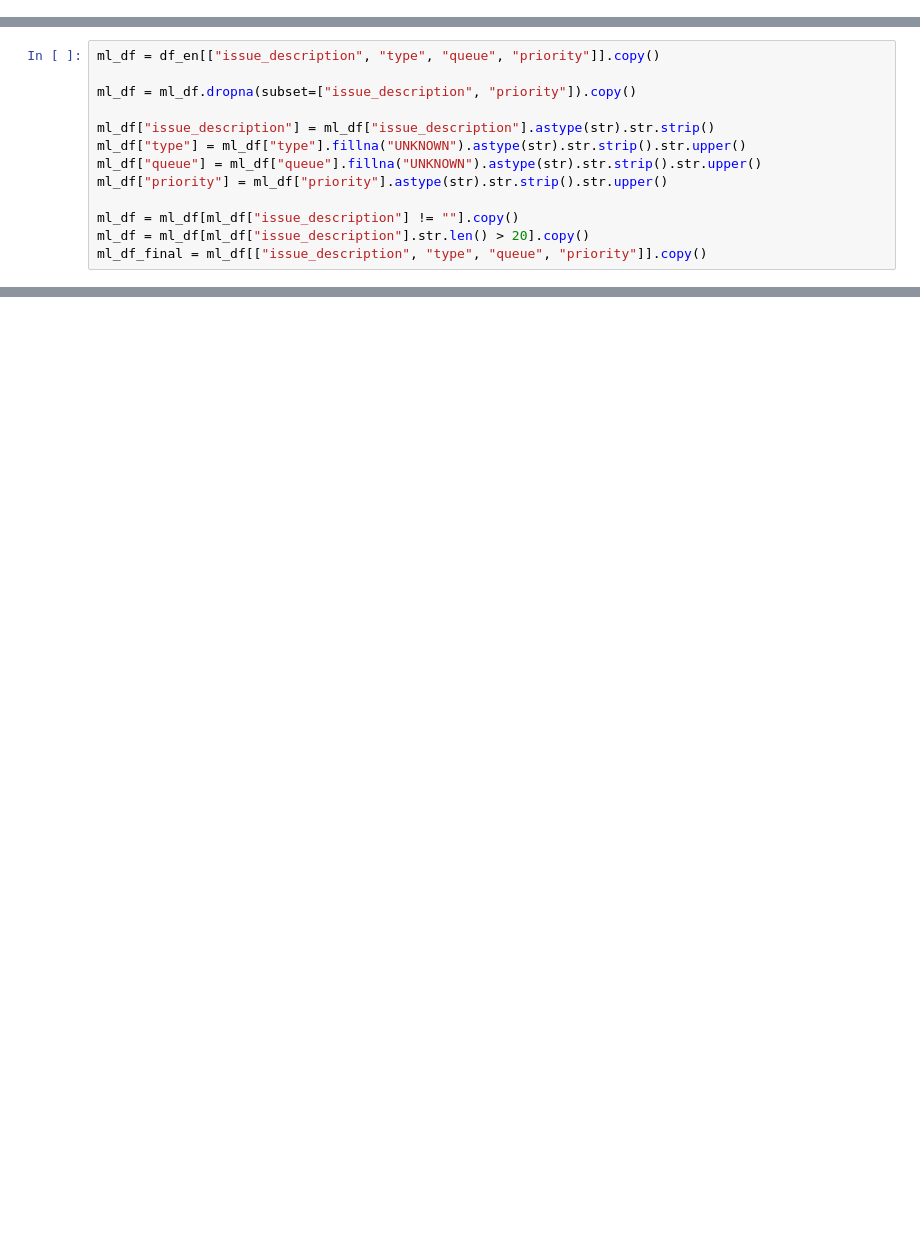
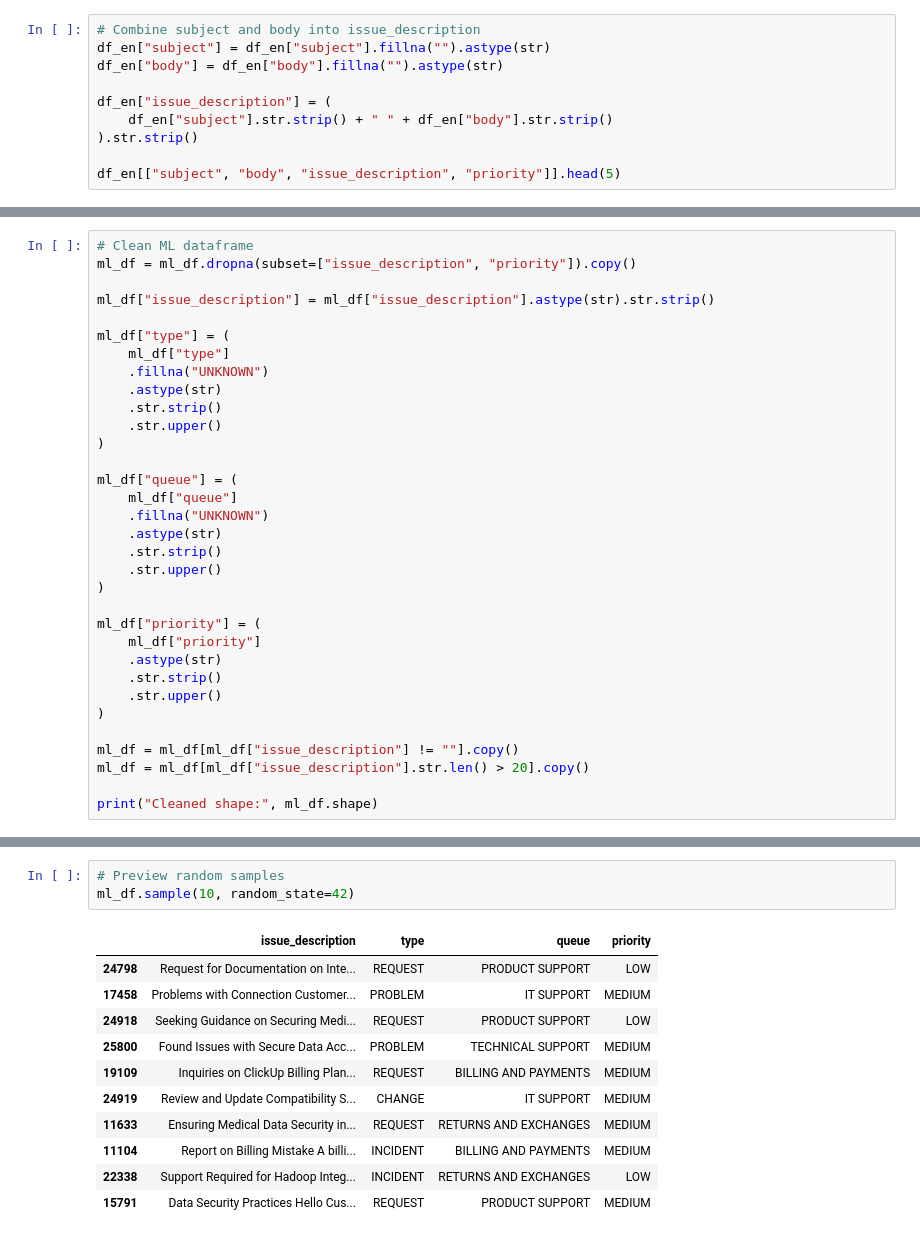
Before and after one commit to akhilsanjay007/OPS-Decision-Engine, a Jupyter notebook: notebooks/02_data_preparation_stage3.ipynb, the cells around one changed output, grey strips where cells are left out. Saved outputs shown, nothing was run; the diff lists cells and outputs as text; blank space fills up the shorter version.

```diff
--- a/notebooks/02_data_preparation_stage3.ipynb
+++ b/notebooks/02_data_preparation_stage3.ipynb
@@ -0,0 +92,10 @@
+# %%
+# Combine subject and body into issue_description
+df_en["subject"] = df_en["subject"].fillna("").astype(str)
+df_en["body"] = df_en["body"].fillna("").astype(str)
+
+df_en["issue_description"] = (
+    df_en["subject"].str.strip() + " " + df_en["body"].str.strip()
+).str.strip()
+
+df_en[["subject", "body", "issue_description", "priority"]].head(5)
@@ -1,14 +123,34 @@
 # %%
-ml_df = df_en[["issue_description", "type", "queue", "priority"]].copy()
-
+# Clean ML dataframe
 ml_df = ml_df.dropna(subset=["issue_description", "priority"]).copy()
 
 ml_df["issue_description"] = ml_df["issue_description"].astype(str).str.strip()
-ml_df["type"] = ml_df["type"].fillna("UNKNOWN").astype(str).str.strip().str.upper()
-ml_df["queue"] = ml_df["queue"].fillna("UNKNOWN").astype(str).str.strip().str.upper()
-ml_df["priority"] = ml_df["priority"].astype(str).str.strip().str.upper()
+
+ml_df["type"] = (
+    ml_df["type"]
+    .fillna("UNKNOWN")
+    .astype(str)
+    .str.strip()
+    .str.upper()
+)
+
+ml_df["queue"] = (
+    ml_df["queue"]
+    .fillna("UNKNOWN")
+    .astype(str)
+    .str.strip()
+    .str.upper()
+)
+
+ml_df["priority"] = (
+    ml_df["priority"]
+    .astype(str)
+    .str.strip()
+    .str.upper()
+)
 
 ml_df = ml_df[ml_df["issue_description"] != ""].copy()
 ml_df = ml_df[ml_df["issue_description"].str.len() > 20].copy()
-ml_df_final = ml_df[["issue_description", "type", "queue", "priority"]].copy()
+
+print("Cleaned shape:", ml_df.shape)
 # %% [output]
@@ -15,0 +206,15 @@ NameError: name 'df_en' is not defined
+# %%
+# Preview random samples
+ml_df.sample(10, random_state=42)
+# %% [output]
+|  | issue_description | type | queue | priority |
+| 24798 | Request for Documentation on Inte... | REQUEST | PRODUCT SUPPORT | LOW |
+| 17458 | Problems with Connection Customer... | PROBLEM | IT SUPPORT | MEDIUM |
+| 24918 | Seeking Guidance on Securing Medi... | REQUEST | PRODUCT SUPPORT | LOW |
+| 25800 | Found Issues with Secure Data Acc... | PROBLEM | TECHNICAL SUPPORT | MEDIUM |
+| 19109 | Inquiries on ClickUp Billing Plan... | REQUEST | BILLING AND PAYMENTS | MEDIUM |
+| 24919 | Review and Update Compatibility S... | CHANGE | IT SUPPORT | MEDIUM |
+| 11633 | Ensuring Medical Data Security in... | REQUEST | RETURNS AND EXCHANGES | MEDIUM |
+| 11104 | Report on Billing Mistake A billi... | INCIDENT | BILLING AND PAYMENTS | MEDIUM |
+| 22338 | Support Required for Hadoop Integ... | INCIDENT | RETURNS AND EXCHANGES | LOW |
+| 15791 | Data Security Practices Hello Cus... | REQUEST | PRODUCT SUPPORT | MEDIUM |
```
Also changed, not shown: parts of 18 cells of this notebook.
